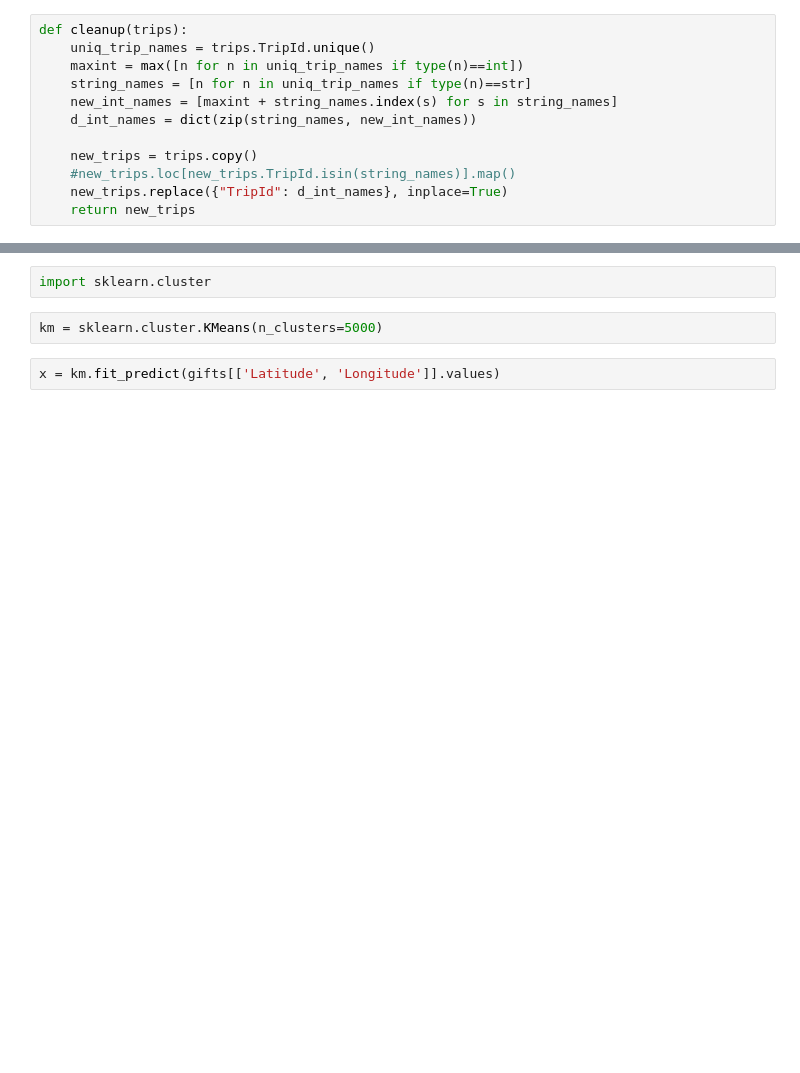
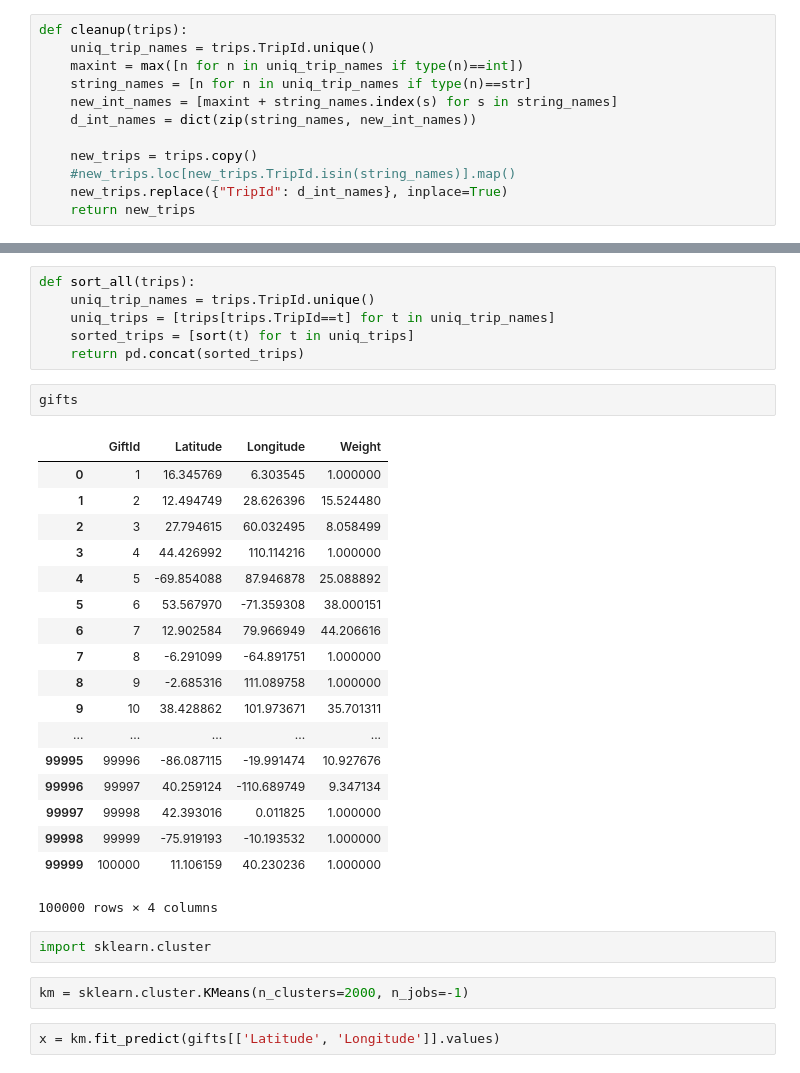
Before and after one commit to informatics-lab/santa-kaggle, a Jupyter notebook: k-means.ipynb, the cells around one changed output, grey strips where cells are left out. Cells and saved outputs as stored; diff of their text form; blank space fills up the shorter version.

```diff
--- a/k-means.ipynb
+++ b/k-means.ipynb
@@ -103,7 +121,34 @@ def cleanup(trips):
+# %%
+def sort_all(trips):
+    uniq_trip_names = trips.TripId.unique()
+    uniq_trips = [trips[trips.TripId==t] for t in uniq_trip_names]
+    sorted_trips = [sort(t) for t in uniq_trips]
+    return pd.concat(sorted_trips)
+# %%
+gifts
+# %% [output]
+|  | GiftId | Latitude | Longitude | Weight |
+| 0 | 1 | 16.345769 | 6.303545 | 1.000000 |
+| 1 | 2 | 12.494749 | 28.626396 | 15.524480 |
+| 2 | 3 | 27.794615 | 60.032495 | 8.058499 |
+| 3 | 4 | 44.426992 | 110.114216 | 1.000000 |
+| 4 | 5 | -69.854088 | 87.946878 | 25.088892 |
+| 5 | 6 | 53.567970 | -71.359308 | 38.000151 |
+| 6 | 7 | 12.902584 | 79.966949 | 44.206616 |
+| 7 | 8 | -6.291099 | -64.891751 | 1.000000 |
+| 8 | 9 | -2.685316 | 111.089758 | 1.000000 |
+| 9 | 10 | 38.428862 | 101.973671 | 35.701311 |
+| ... | ... | ... | ... | ... |
+| 99995 | 99996 | -86.087115 | -19.991474 | 10.927676 |
+| 99996 | 99997 | 40.259124 | -110.689749 | 9.347134 |
+| 99997 | 99998 | 42.393016 | 0.011825 | 1.000000 |
+| 99998 | 99999 | -75.919193 | -10.193532 | 1.000000 |
+| 99999 | 100000 | 11.106159 | 40.230236 | 1.000000 |
+100000 rows × 4 columns
 # %%
 import sklearn.cluster
 # %%
-km = sklearn.cluster.KMeans(n_clusters=5000)
+km = sklearn.cluster.KMeans(n_clusters=2000, n_jobs=-1)
 # %%
 x = km.fit_predict(gifts[['Latitude', 'Longitude']].values)
 # %%
```
Also changed, not shown: parts of 11 cells of this notebook, 1 other file.
